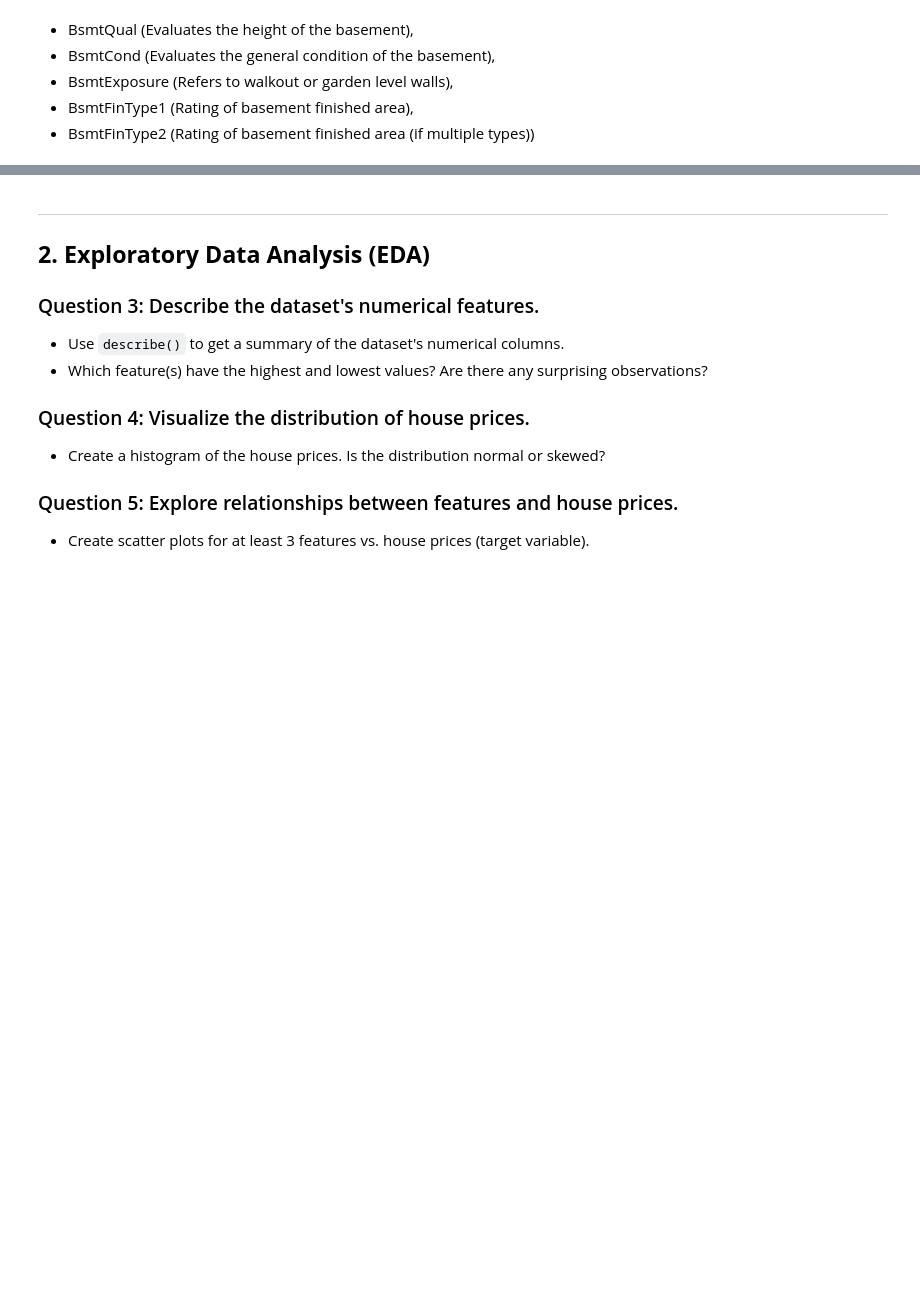
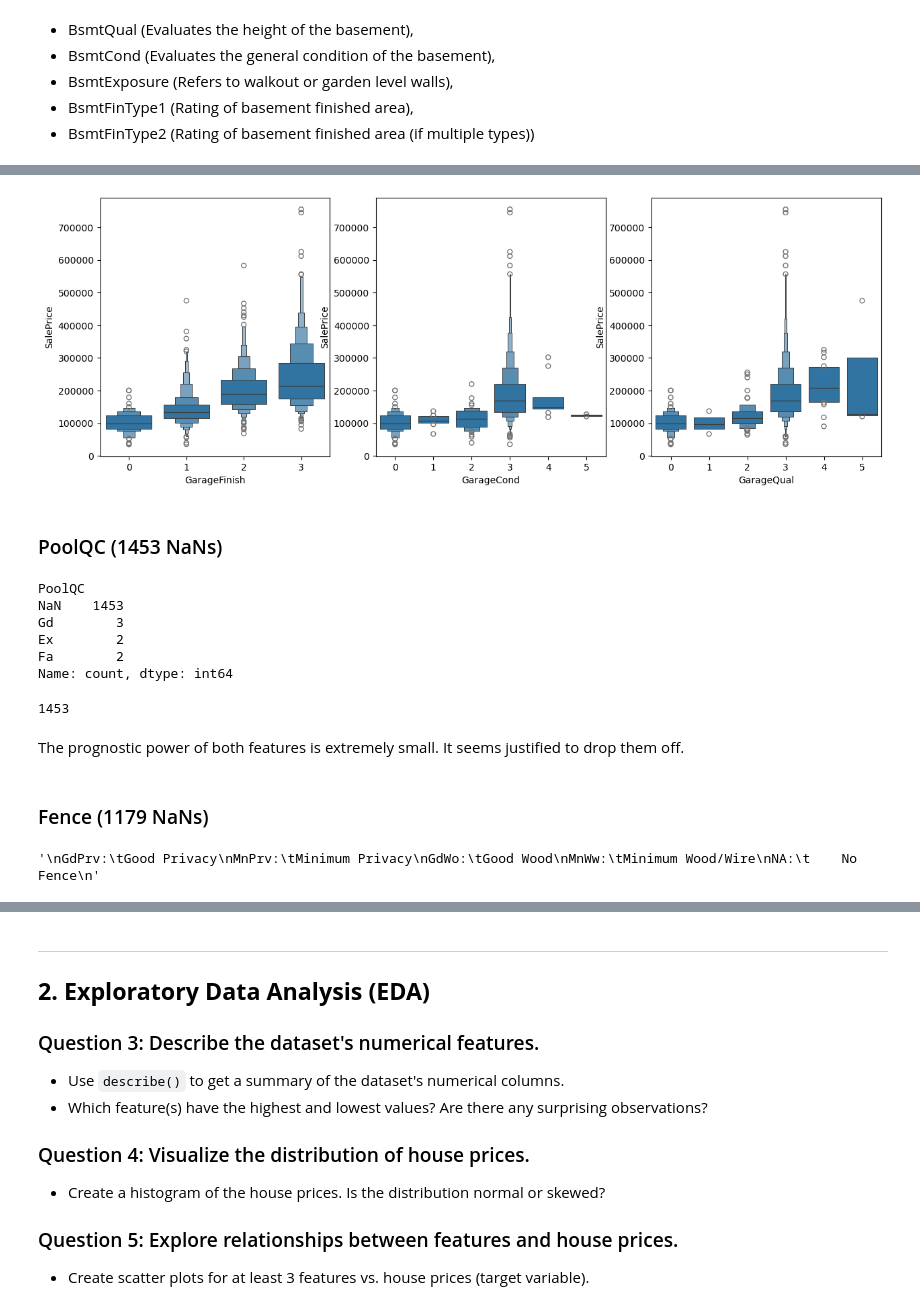
Before and after one commit to sergiimakhin/Redi, a Jupyter notebook: House_Prices/housing_price_assigment.ipynb, the cells around one changed output, grey strips where cells are left out. Saved outputs shown, nothing was run; the diff lists cells and outputs as text; code cells hidden in the pictures; blank space fills up the shorter version.

```diff
--- a/House_Prices/housing_price_assigment.ipynb
+++ b/House_Prices/housing_price_assigment.ipynb
@@ -380,0 +575,39 @@ NaN                29.58       12.61      42.18        84.37
+# %%
+# 'GarageFinish', 'GarageQual', 'GarageCond' are ordinal features. Let's define the order of the categories
+
+# For GarageFinish the sequence is: NA < Unf < RFn < Fin:
+ordinal_mapping1 = {'NA': 0, 'Unf': 1, 'RFn': 2, 'Fin': 3}
+df['GarageFinish'] = df['GarageFinish'].map(ordinal_mapping1)    # Map the ordinal values to the feature
+
+# For GarageQual and GarageCond the sequence is the same as for FireplaceQu:
+ordinal_mapping2 = {'NA': 0, 'Po': 1, 'Fa': 2, 'TA': 3, 'Gd': 4, 'Ex': 5}
+df['GarageQual'] = df['GarageQual'].map(ordinal_mapping2)    # Map the ordinal values to the feature
+df['GarageCond'] = df['GarageCond'].map(ordinal_mapping2)    # Map the ordinal values to the feature
+
+# Check the distribution of SalePrice by ordinal Garage-related features
+figure, (ax1, ax2, ax3) = plt.subplots(1, 3, figsize=(15, 5))
+sns.boxenplot(x='GarageFinish', y='SalePrice', data=df, ax=ax1)
+sns.boxenplot(x='GarageQual', y='SalePrice', data=df)
+sns.boxenplot(x='GarageCond', y='SalePrice', data=df, ax=ax2)
+plt.show()
+# %% [output]
+[figure, added]
+# %% [markdown]
+### PoolQC (1453 NaNs)
+# %%
+# check the distribution of the PoolQC (Pool quality: Ex, Gd, TA, Fa, NA) feature
+df.PoolQC.value_counts(dropna=False)
+# %% [output]
+PoolQC
+NaN    1453
+Gd        3
+Ex        2
+Fa        2
+Name: count, dtype: int64
+# %%
+# Missing values are massive. Let's check another associated with PoolQC numeric feature: PoolArea
+df.PoolArea[df.PoolArea == 0].count()    # count the number of 0 values in PoolArea
+# %% [output]
+1453
+# %% [markdown]
+The prognostic power of both features is extremely small. It seems justified to drop them off.
@@ -380,0 +616,14 @@ NaN                29.58       12.61      42.18        84.37
+# %% [markdown]
+### Fence (1179 NaNs)
+# %%
+df.Fence.value_counts(dropna=False) # check the distribution of the Fence (Fence quality: GdWo, MnPrv, GdPrv, NA) feature
+
+"""
+GdPrv:	Good Privacy
+MnPrv:	Minimum Privacy
+GdWo:	Good Wood
+MnWw:	Minimum Wood/Wire
+NA:	    No Fence
+"""
+# %% [output]
+'\nGdPrv:\tGood Privacy\nMnPrv:\tMinimum Privacy\nGdWo:\tGood Wood\nMnWw:\tMinimum Wood/Wire\nNA:\t    No Fence\n'
```
Also changed, not shown: parts of 44 cells of this notebook.
